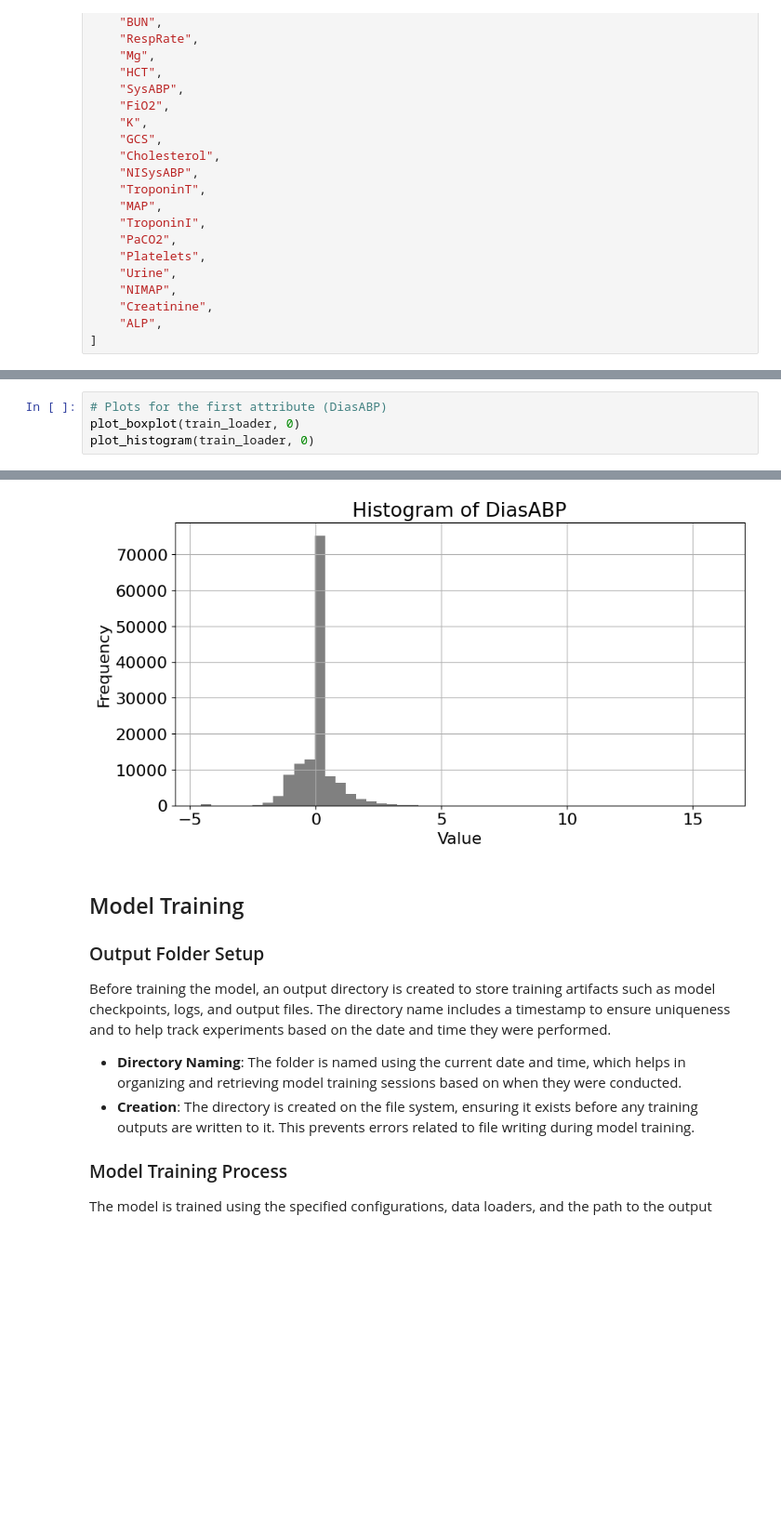
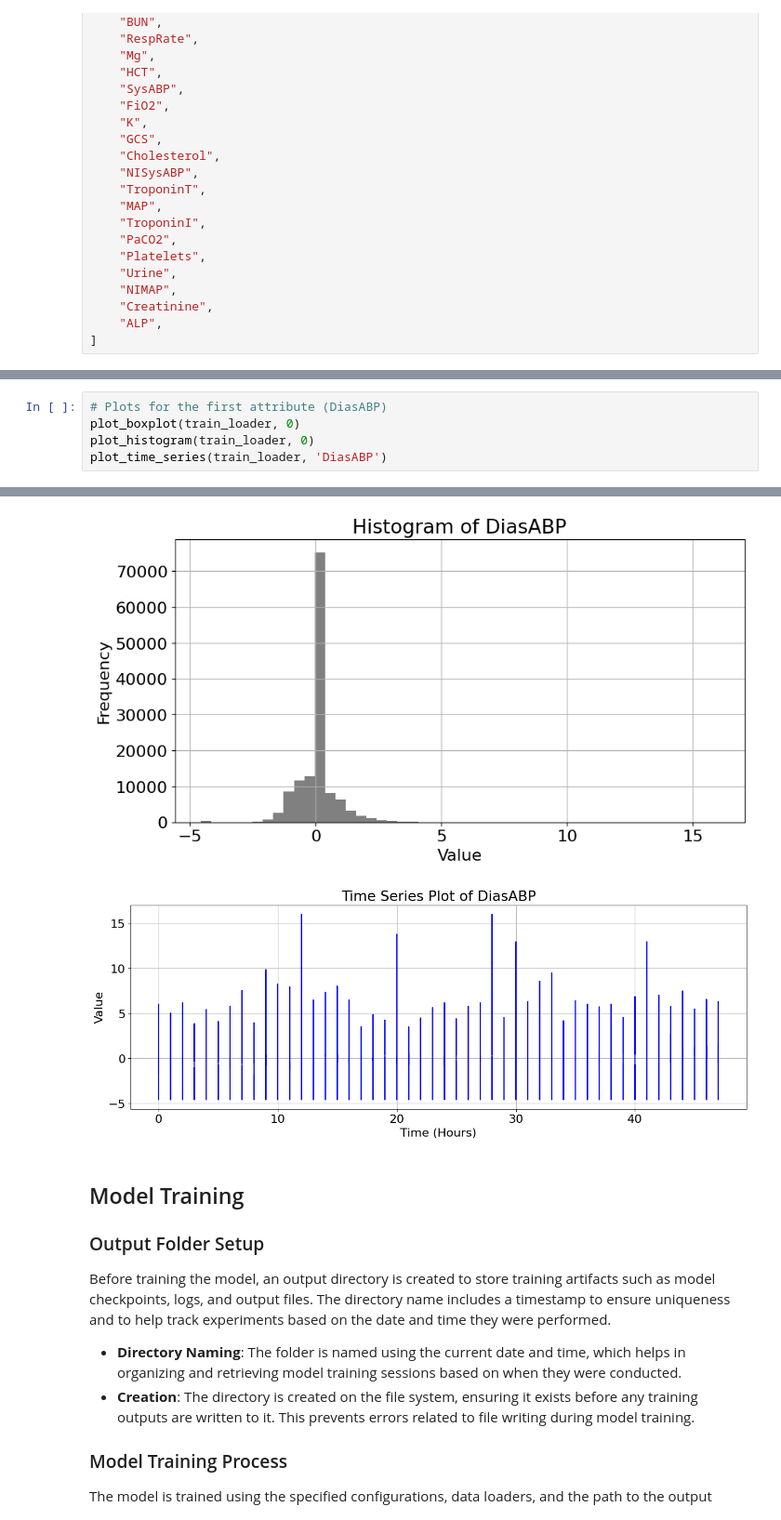
Before and after one commit to ahmabboud/difussion_bootcamp, a Jupyter notebook: reference_implementations/time_series_reference_impelementation/CSDI/CSDI_imputation.ipynb, the cells around one changed output, grey strips where cells are left out. Shown at 93% size. Cells and saved outputs as stored; diff of their text form; blank space fills up the shorter version.

```diff
--- a/reference_implementations/time_series_reference_impelementation/CSDI/CSDI_imputation.ipynb
+++ b/reference_implementations/time_series_reference_impelementation/CSDI/CSDI_imputation.ipynb
@@ -749,10 +816,12 @@ plot_boxplot(train_loader, 1)
 # %%
 # Plots for the first attribute (DiasABP)
 plot_boxplot(train_loader, 0)
 plot_histogram(train_loader, 0)
+plot_time_series(train_loader, 'DiasABP')
 # %% [output]
 [figure]
 [figure]
+[figure, added]
 # %% [markdown]
 ## Model Training
 
```
Also changed, not shown: parts of 15 cells of this notebook.
